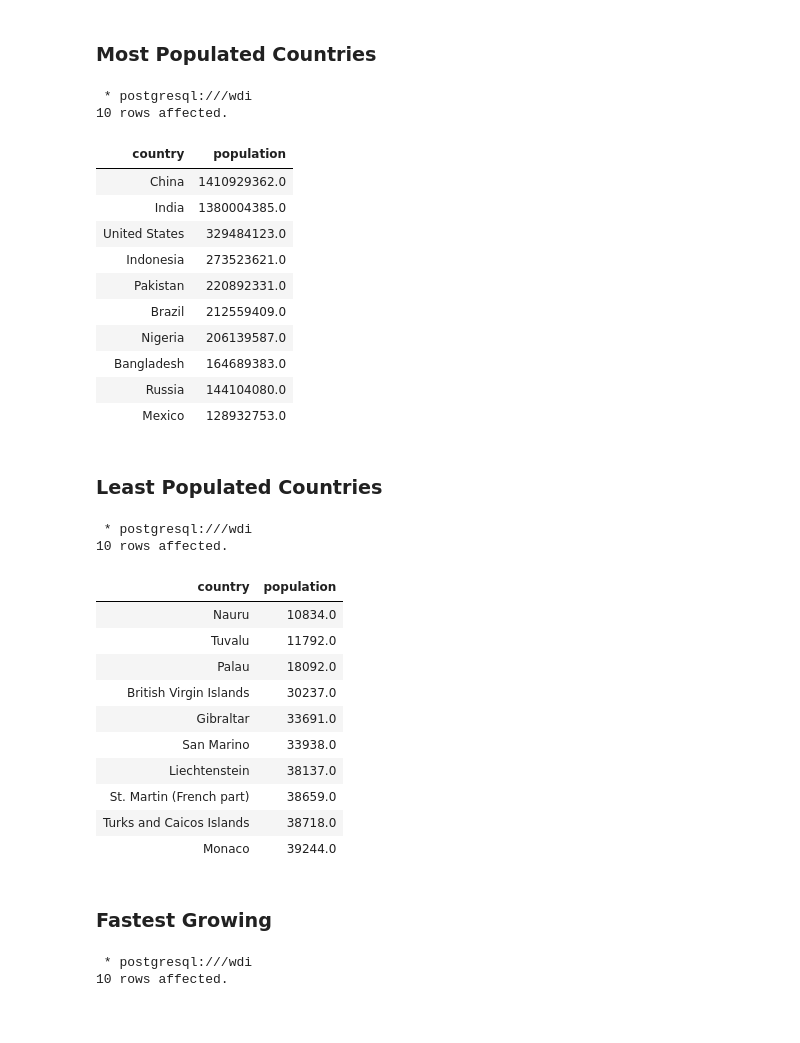
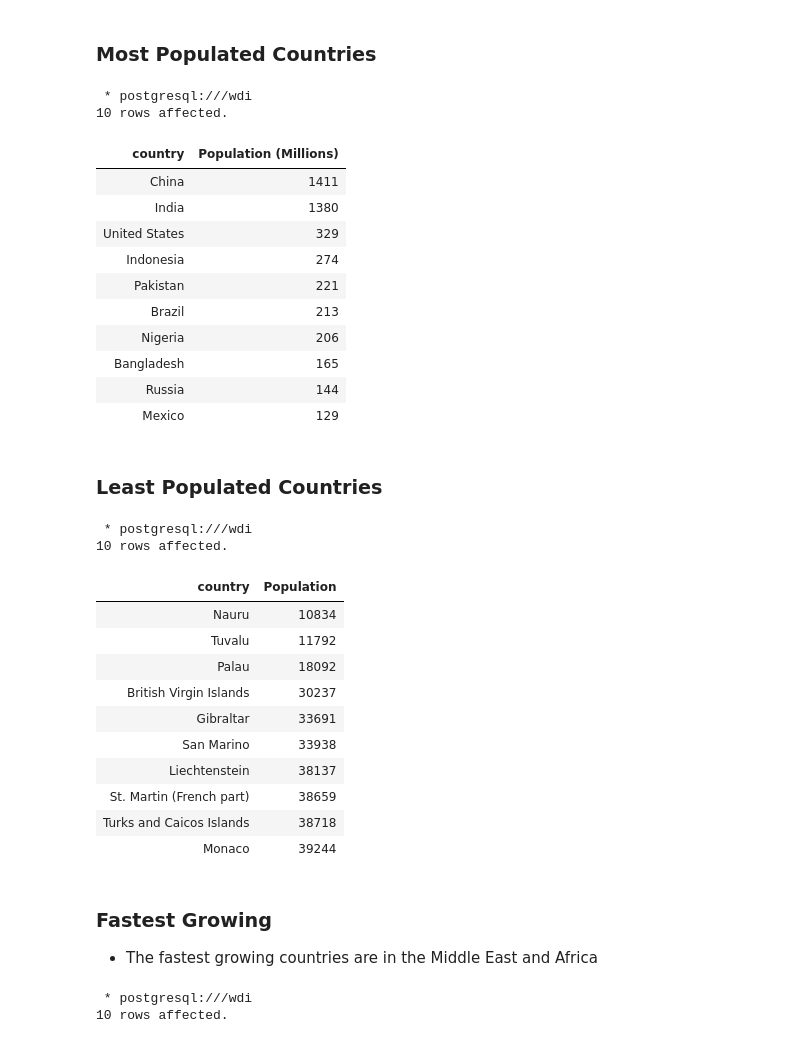
Before and after one commit to mjv2146/world-development-indicators, a Jupyter notebook: notebooks/02_EDA.ipynb, the cells around one changed output. Drawn from its saved outputs; the diff is of its cells as text; code cells hidden in the pictures.

```diff
--- a/notebooks/02_EDA.ipynb
+++ b/notebooks/02_EDA.ipynb
@@ -136,52 +157,53 @@ ORDER BY AVG(value)
 ### Most Populated Countries
 # %%
 %%sql
-SELECT country, value population
+SELECT country, ROUND((value / 1000000)::numeric, 0) "Population (Millions)"
 FROM main
 WHERE indicator = 'Population'
 AND year = 2020
-ORDER BY population DESC
+ORDER BY value DESC
 LIMIT 10
 # %% [output]
  * postgresql:///wdi
 10 rows affected.
-| country | population |
-| China | 1410929362.0 |
-| India | 1380004385.0 |
-| United States | 329484123.0 |
-| Indonesia | 273523621.0 |
-| Pakistan | 220892331.0 |
-| Brazil | 212559409.0 |
-| Nigeria | 206139587.0 |
-| Bangladesh | 164689383.0 |
-| Russia | 144104080.0 |
-| Mexico | 128932753.0 |
+| country | Population (Millions) |
+| China | 1411 |
+| India | 1380 |
+| United States | 329 |
+| Indonesia | 274 |
+| Pakistan | 221 |
+| Brazil | 213 |
+| Nigeria | 206 |
+| Bangladesh | 165 |
+| Russia | 144 |
+| Mexico | 129 |
 # %% [markdown]
 ### Least Populated Countries
 # %%
 %%sql
-SELECT country, value population
+SELECT country, ROUND(value::numeric, 0) "Population"
 FROM main
 WHERE indicator = 'Population'
 AND year = 2020
-ORDER BY population ASC
+ORDER BY value ASC
 LIMIT 10
 # %% [output]
  * postgresql:///wdi
 10 rows affected.
-| country | population |
-| Nauru | 10834.0 |
-| Tuvalu | 11792.0 |
-| Palau | 18092.0 |
-| British Virgin Islands | 30237.0 |
-| Gibraltar | 33691.0 |
-| San Marino | 33938.0 |
-| Liechtenstein | 38137.0 |
-| St. Martin (French part) | 38659.0 |
-| Turks and Caicos Islands | 38718.0 |
-| Monaco | 39244.0 |
+| country | Population |
+| Nauru | 10834 |
+| Tuvalu | 11792 |
+| Palau | 18092 |
+| British Virgin Islands | 30237 |
+| Gibraltar | 33691 |
+| San Marino | 33938 |
+| Liechtenstein | 38137 |
+| St. Martin (French part) | 38659 |
+| Turks and Caicos Islands | 38718 |
+| Monaco | 39244 |
-# %% [markdown]
-### Fastest Growing
+# %% [markdown]
+### Fastest Growing
+- The fastest growing countries are in the Middle East and Africa
 # %%
 %%sql
 SELECT country, region, growth_rate population_growth
```
Also changed, not shown: parts of 38 cells of this notebook, 2 other files.
